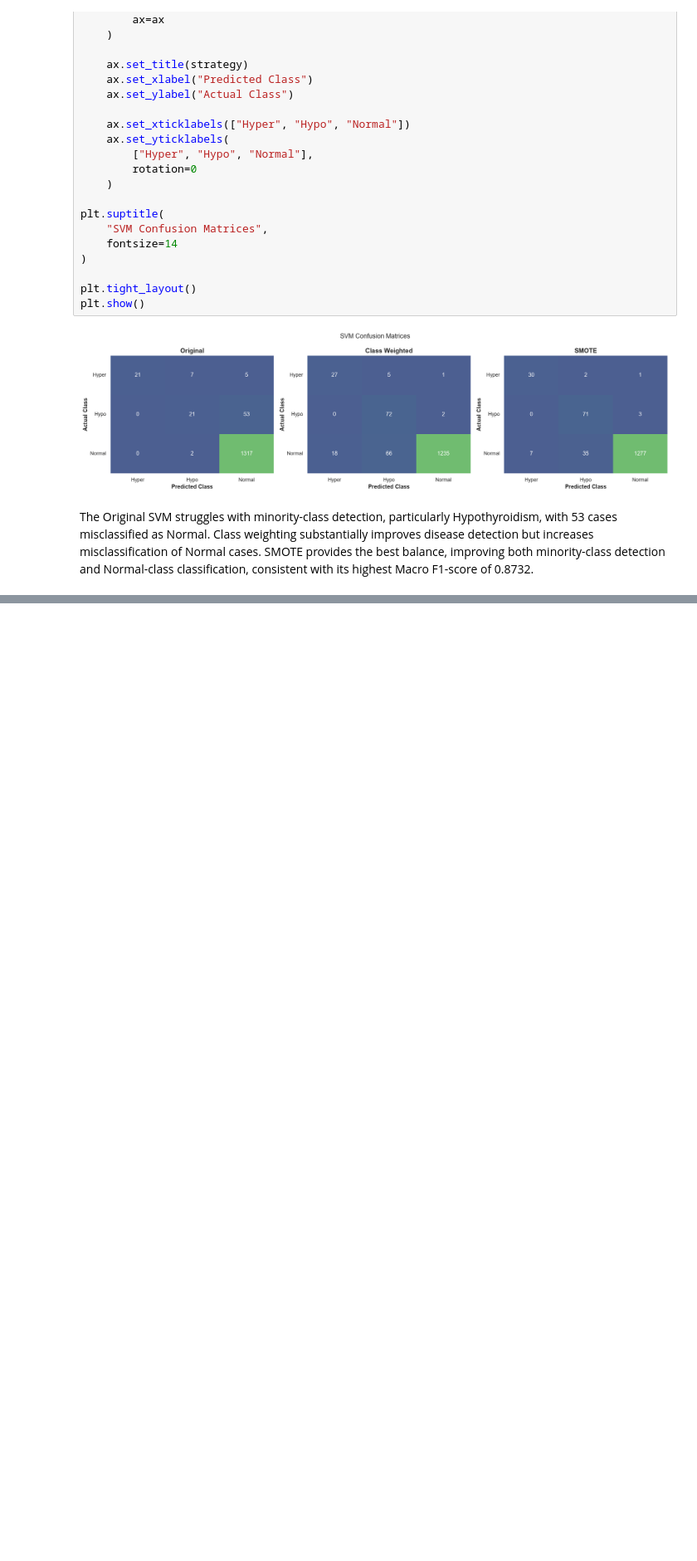
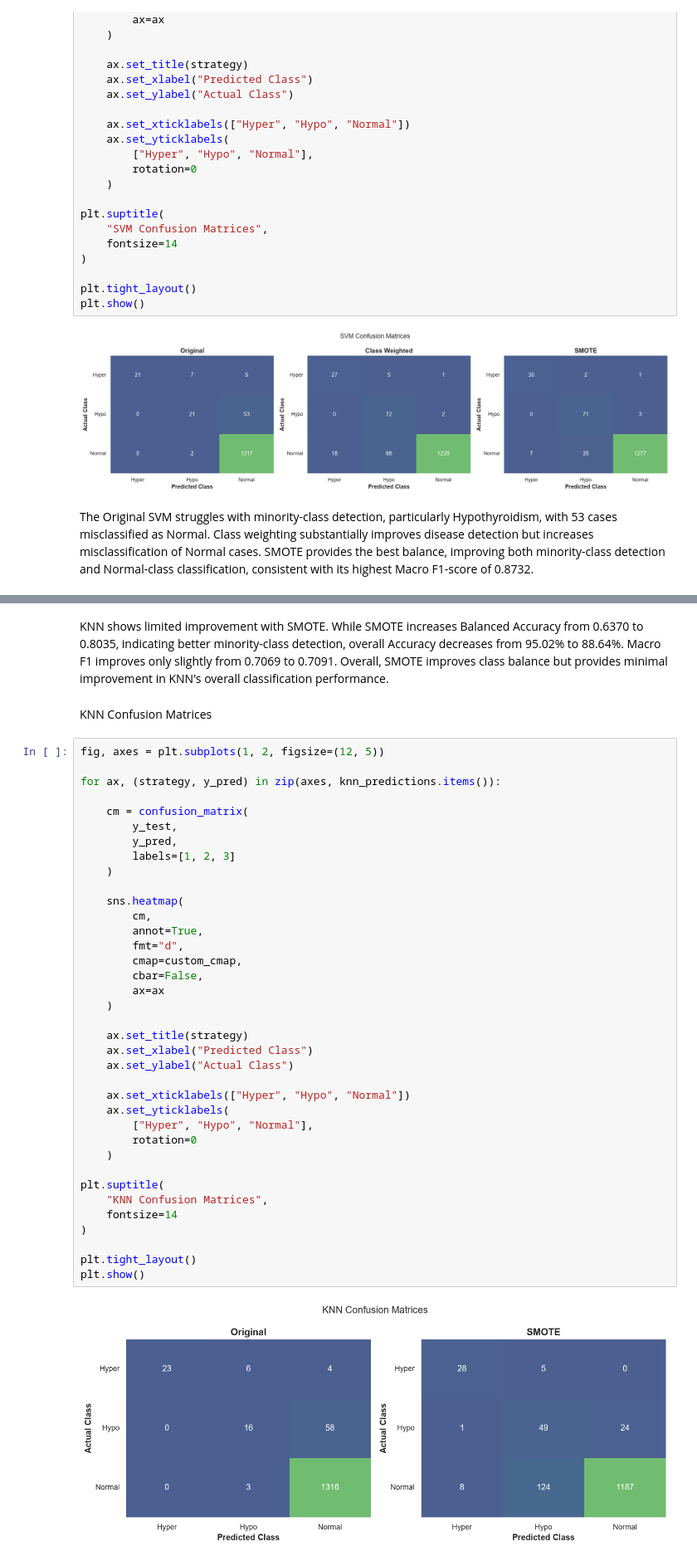
Before and after one commit to byegond-beep/Multi-class-Thyroid-Disease-Classification, a Jupyter notebook: notebook.ipynb, the cells around one changed output, grey strips where cells are left out. Shown at 83% size. Cells and saved outputs as stored; diff of their text form; blank space fills up the shorter version.

```diff
--- a/notebook.ipynb
+++ b/notebook.ipynb
@@ -1772,0 +1823,43 @@ The Original SVM struggles with minority-class detection, particularly Hypothyro
+# %% [markdown]
+KNN shows limited improvement with SMOTE. While SMOTE increases Balanced Accuracy from 0.6370 to 0.8035, indicating better minority-class detection, overall Accuracy decreases from 95.02% to 88.64%. Macro F1 improves only slightly from 0.7069 to 0.7091. Overall, SMOTE improves class balance but provides minimal improvement in KNN's overall classification performance.
+# %% [markdown]
+KNN Confusion Matrices
+# %%
+fig, axes = plt.subplots(1, 2, figsize=(12, 5))
+
+for ax, (strategy, y_pred) in zip(axes, knn_predictions.items()):
+
+    cm = confusion_matrix(
+        y_test,
+        y_pred,
+        labels=[1, 2, 3]
+    )
+
+    sns.heatmap(
+        cm,
+        annot=True,
+        fmt="d",
+        cmap=custom_cmap,
+        cbar=False,
+        ax=ax
+    )
+
+    ax.set_title(strategy)
+    ax.set_xlabel("Predicted Class")
+    ax.set_ylabel("Actual Class")
+
+    ax.set_xticklabels(["Hyper", "Hypo", "Normal"])
+    ax.set_yticklabels(
+        ["Hyper", "Hypo", "Normal"],
+        rotation=0
+    )
+
+plt.suptitle(
+    "KNN Confusion Matrices",
+    fontsize=14
+)
+
+plt.tight_layout()
+plt.show()
+# %% [output]
+[figure, added]
```
Also changed, not shown: parts of 9 cells of this notebook.
